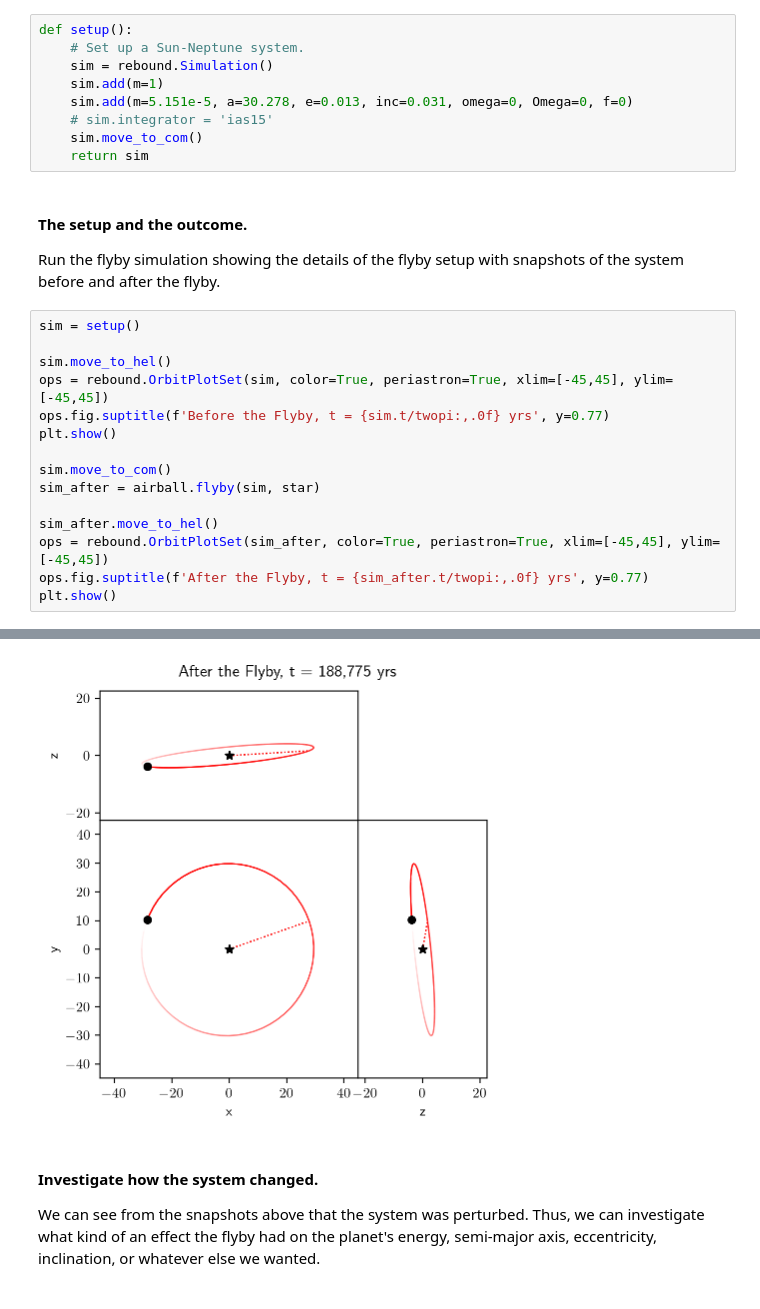
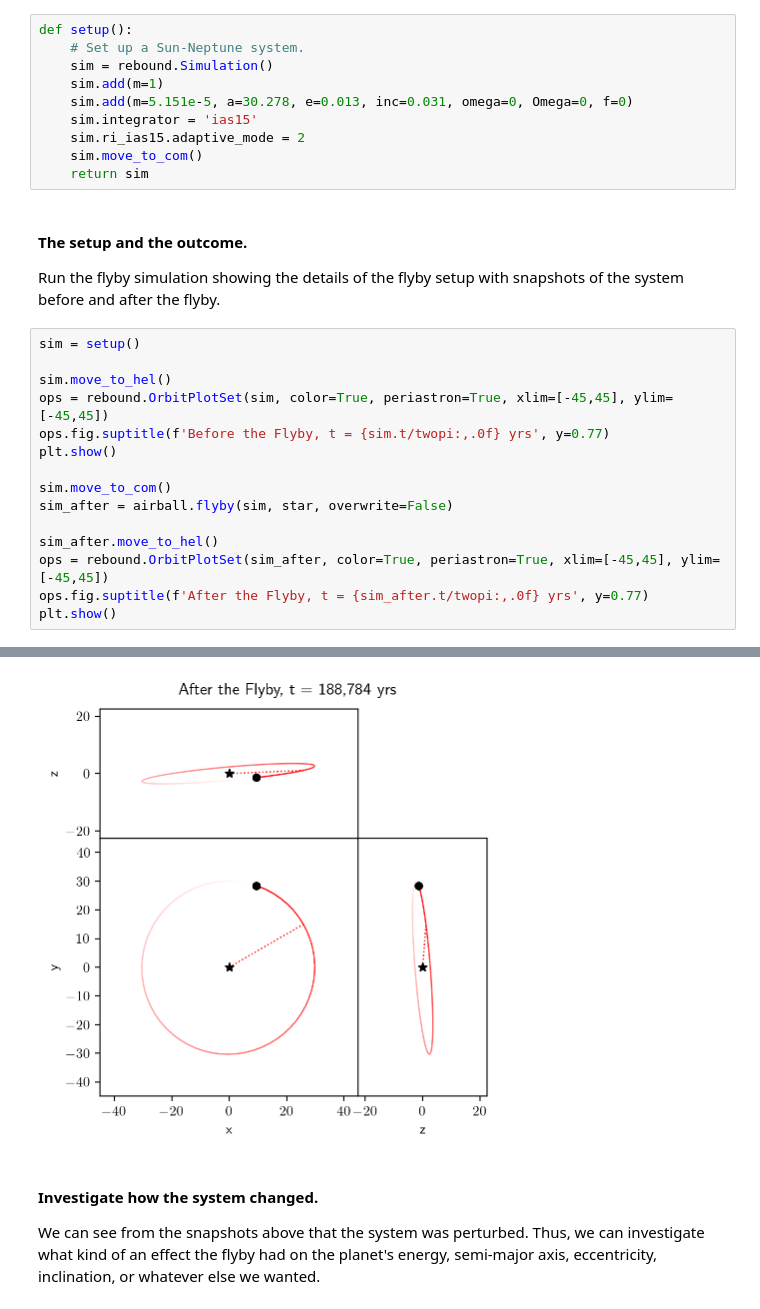
Before and after one commit to zyrxvo/airball, a Jupyter notebook: docs/examples/basics.ipynb, the cells around one changed output, grey strips where cells are left out. Cells and saved outputs as stored; diff of their text form.

```diff
--- a/docs/examples/basics.ipynb
+++ b/docs/examples/basics.ipynb
@@ -61,7 +61,8 @@ def setup():
     sim = rebound.Simulation()
     sim.add(m=1)
     sim.add(m=5.151e-5, a=30.278, e=0.013, inc=0.031, omega=0, Omega=0, f=0)
-    # sim.integrator = 'ias15'
+    sim.integrator = 'ias15'
+    sim.ri_ias15.adaptive_mode = 2
     sim.move_to_com()
     return sim
 # %% [markdown]
@@ -76,7 +77,7 @@ ops.fig.suptitle(f'Before the Flyby, t = {sim.t/twopi:,.0f} yrs', y=0.77)
 plt.show()
 
 sim.move_to_com()
-sim_after = airball.flyby(sim, star)
+sim_after = airball.flyby(sim, star, overwrite=False)
 
 sim_after.move_to_hel()
 ops = rebound.OrbitPlotSet(sim_after, color=True, periastron=True, xlim=[-45,45], ylim=[-45,45])
@@ -87,4 +88,4 @@ plt.show()
-[figure, old version]
+[figure, new version]
 # %% [markdown]
 #### Investigate how the system changed.
 We can see from the snapshots above that the system was perturbed. Thus, we can investigate what kind of an effect the flyby had on the planet's energy, semi-major axis, eccentricity, inclination, or whatever else we wanted.
```
Also changed, not shown: parts of 7 cells of this notebook, 32 other files.
